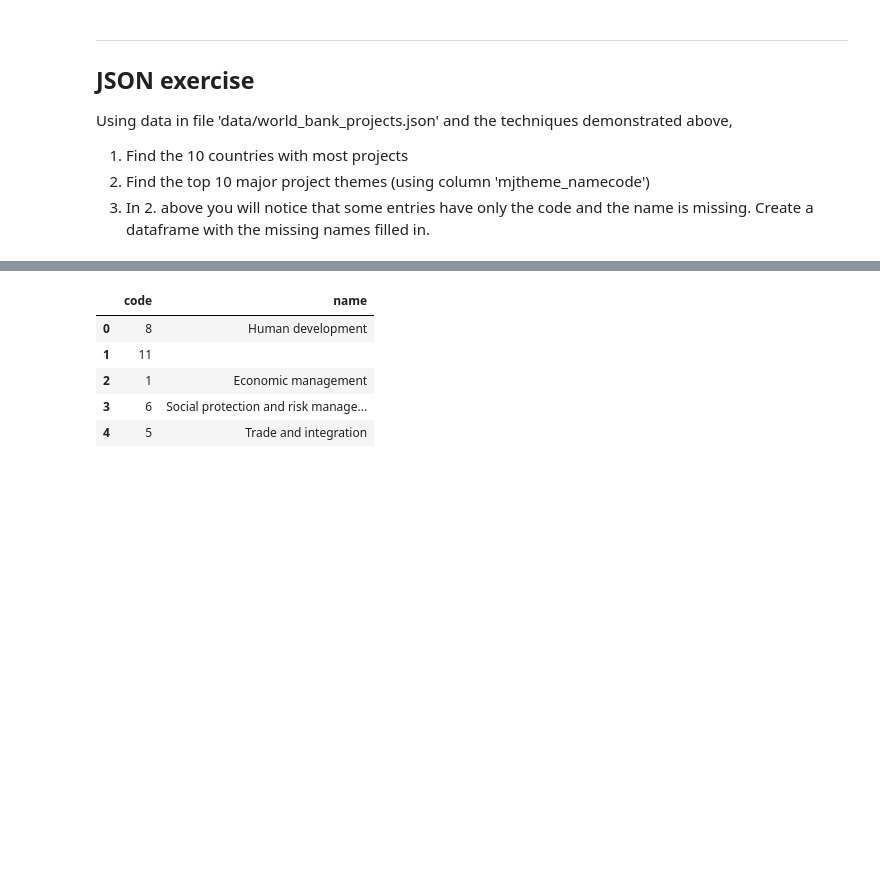
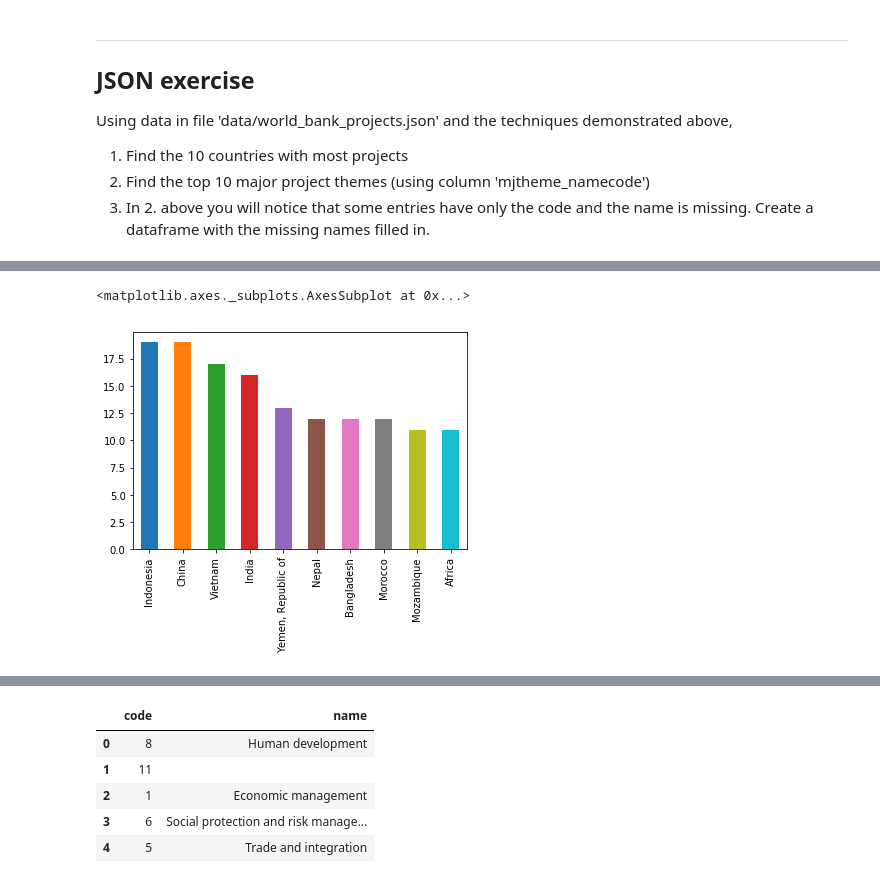
Before and after one commit to JCattera/data_wrangling_json, a Jupyter notebook: sliderule_dsi_json_exercise.ipynb, the cells around one changed output, grey strips where cells are left out. Cells and saved outputs as stored; diff of their text form; code cells hidden in the pictures; blank space fills up the shorter version.

Commit message:
Finished json exercise, added comments.

```diff
--- a/sliderule_dsi_json_exercise.ipynb
+++ b/sliderule_dsi_json_exercise.ipynb
@@ -141,0 +109,7 @@ I could also
+# %%
+# read in file
+json_df = pd.read_json('data/world_bank_projects.json')
+# get counts for the values in the 'countryshortname' column, sorted in descending order.
+topcountries = json_df['countryshortname'].value_counts()
+# return first 10 results
+topcountries.head(10)
@@ -141,0 +128,5 @@ I could also
+# %%
+topcountries.head(10).plot(kind='bar')
+# %% [output]
+<matplotlib.axes._subplots.AxesSubplot at 0x...>
+[figure, added]
```
Also changed, not shown: parts of 30 cells of this notebook.
